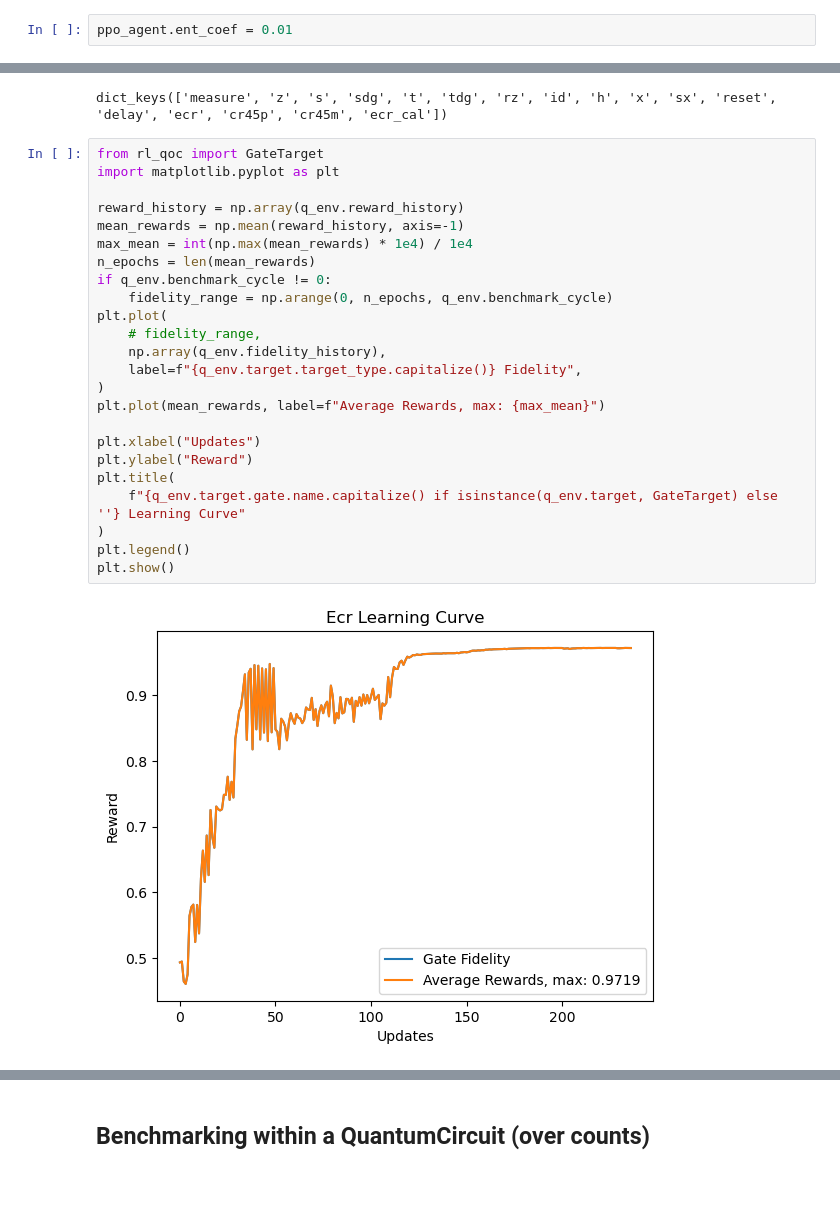
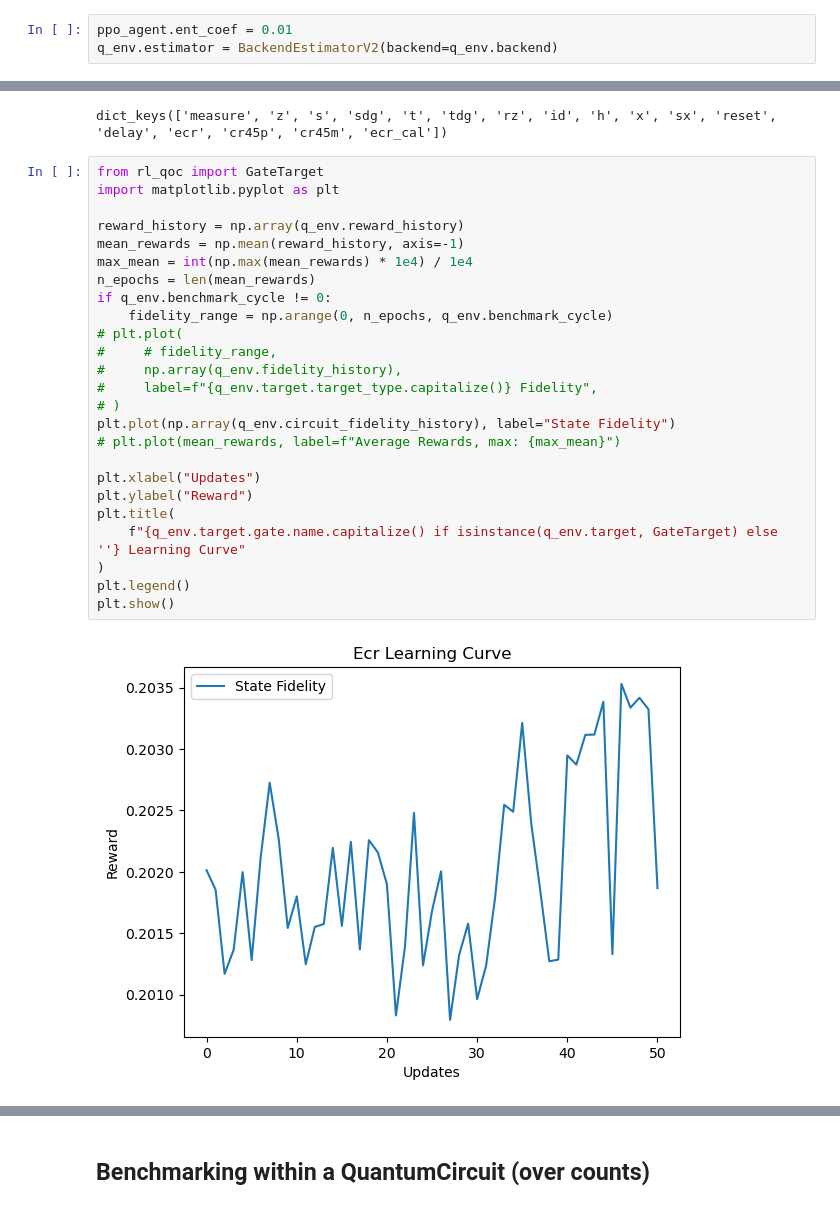
Before and after one commit to arthurostrauss/Quantum_Optimal_Control, a Jupyter notebook: pulse_level/qiskit_pulse/ecr_calibration/ecr_calibration.ipynb, the cells around one changed output, grey strips where cells are left out. Cells and saved outputs as stored; diff of their text form.

```diff
--- a/pulse_level/qiskit_pulse/ecr_calibration/ecr_calibration.ipynb
+++ b/pulse_level/qiskit_pulse/ecr_calibration/ecr_calibration.ipynb
@@ -184,6 +192,7 @@ train_function_settings = TrainFunctionSettings(
 )
 # %%
 ppo_agent.ent_coef = 0.01
+q_env.estimator = BackendEstimatorV2(backend=q_env.backend)
 # %%
 # Launch the training (note: you can interrupt it at any time and retrieve the training_results as an attribute of the ppo_agent).
 training_results = ppo_agent.train(
@@ -220,29 +229,30 @@ dict_keys(['measure', 'z', 's', 'sdg', 't', 'tdg', 'rz', 'id', 'h', 'x', 'sx', '
 # %%
 from rl_qoc import GateTarget
 import matplotlib.pyplot as plt
 
 reward_history = np.array(q_env.reward_history)
 mean_rewards = np.mean(reward_history, axis=-1)
 max_mean = int(np.max(mean_rewards) * 1e4) / 1e4
 n_epochs = len(mean_rewards)
 if q_env.benchmark_cycle != 0:
     fidelity_range = np.arange(0, n_epochs, q_env.benchmark_cycle)
-plt.plot(
-    # fidelity_range,
-    np.array(q_env.fidelity_history),
-    label=f"{q_env.target.target_type.capitalize()} Fidelity",
-)
-plt.plot(mean_rewards, label=f"Average Rewards, max: {max_mean}")
+# plt.plot(
+#     # fidelity_range,
+#     np.array(q_env.fidelity_history),
+#     label=f"{q_env.target.target_type.capitalize()} Fidelity",
+# )
+plt.plot(np.array(q_env.circuit_fidelity_history), label="State Fidelity")
+# plt.plot(mean_rewards, label=f"Average Rewards, max: {max_mean}")
 
 plt.xlabel("Updates")
 plt.ylabel("Reward")
 plt.title(
     f"{q_env.target.gate.name.capitalize() if isinstance(q_env.target, GateTarget) else ''} Learning Curve"
 )
 plt.legend()
 plt.show()
 # %% [output]
-[figure, old version]
+[figure, new version]
 # %%
 # Simulate the circuit binded with the optimal action
 fidelity = q_env.simulate_pulse_circuit(q_env.circuits[0], [q_env.optimal_action])
```
Also changed, not shown: parts of 26 cells of this notebook, 1 other file.
